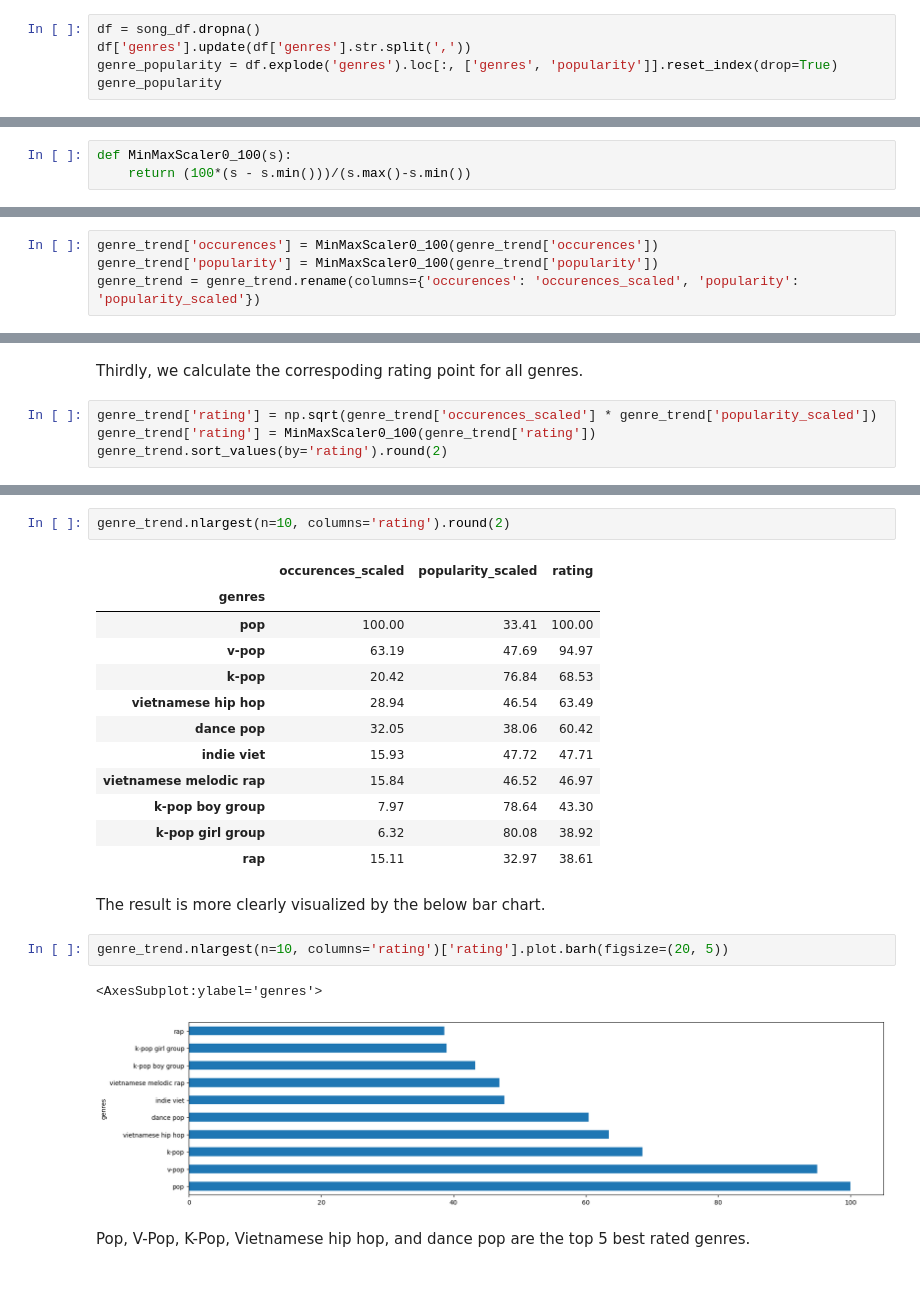
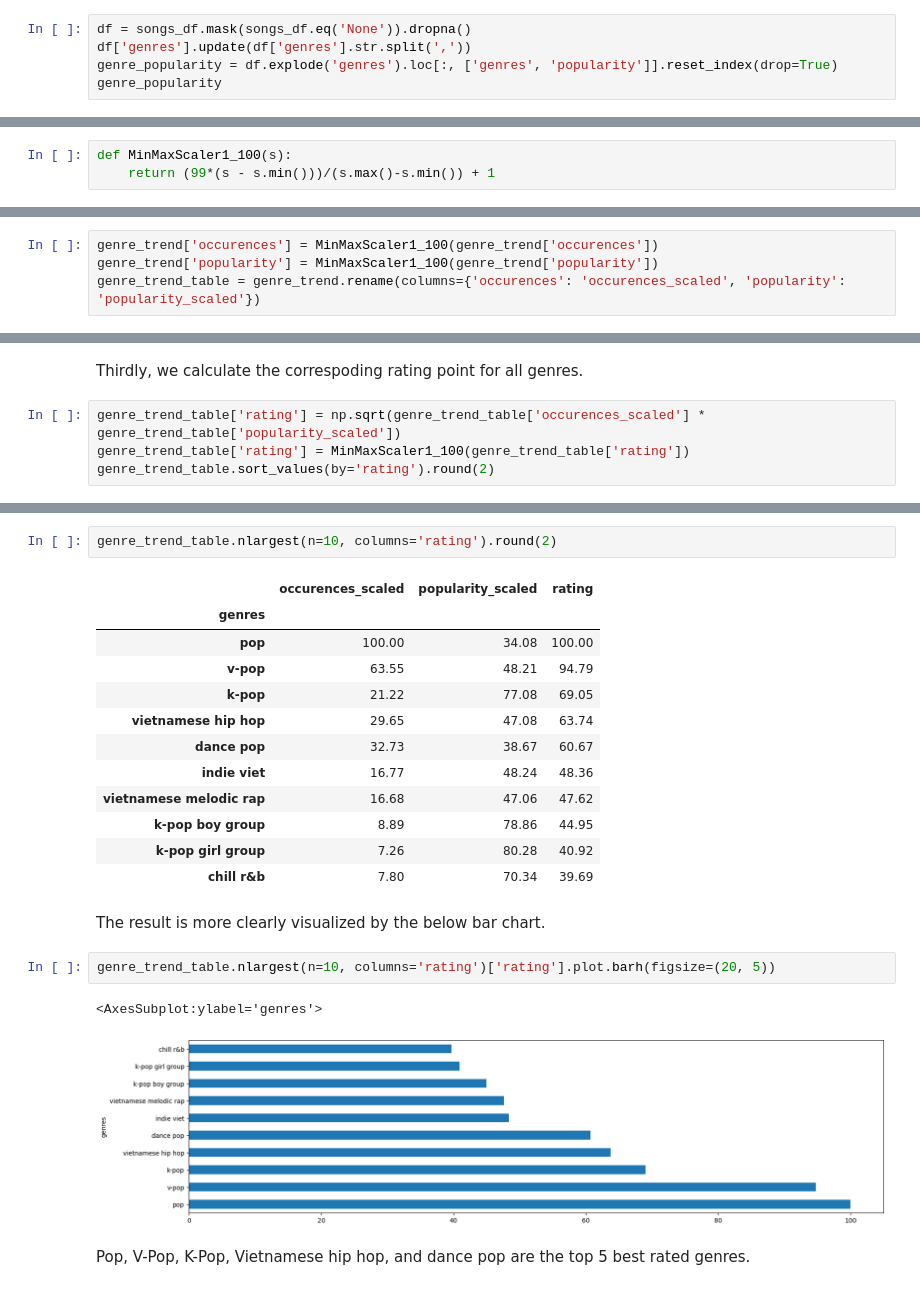
Before and after one commit to quytrungg/Final_Project_CSC14119, a Jupyter notebook: data_analysis/components/artists_data_analysis.ipynb, the cells around one changed output, grey strips where cells are left out. Cells and saved outputs as stored; diff of their text form.

```diff
--- a/data_analysis/components/artists_data_analysis.ipynb
+++ b/data_analysis/components/artists_data_analysis.ipynb
@@ -49,5 +51,5 @@ Secondly, it is also notable that any track can have more than 1 genre, which we
 # %%
-df = song_df.dropna()
+df = songs_df.mask(songs_df.eq('None')).dropna()
 df['genres'].update(df['genres'].str.split(','))
 genre_popularity = df.explode('genres').loc[:, ['genres', 'popularity']].reset_index(drop=True)
 genre_popularity
@@ -106,12 +114,12 @@ We create a system of rating from 0-100 in which the rating point is calculated
 # %% [markdown]
 First, we create a scaling function
 # %%
-def MinMaxScaler0_100(s):
-    return (100*(s - s.min()))/(s.max()-s.min())
+def MinMaxScaler1_100(s):
+    return (99*(s - s.min()))/(s.max()-s.min()) + 1
 # %% [markdown]
 Seconly, we scale the occurences and population columns by the created function above and then change the columns' name.
 # %%
-genre_trend['occurences'] = MinMaxScaler0_100(genre_trend['occurences'])
-genre_trend['popularity'] = MinMaxScaler0_100(genre_trend['popularity'])
-genre_trend = genre_trend.rename(columns={'occurences': 'occurences_scaled', 'popularity': 'popularity_scaled'})
+genre_trend['occurences'] = MinMaxScaler1_100(genre_trend['occurences'])
+genre_trend['popularity'] = MinMaxScaler1_100(genre_trend['popularity'])
+genre_trend_table = genre_trend.rename(columns={'occurences': 'occurences_scaled', 'popularity': 'popularity_scaled'})
 # %%
@@ -134,9 +142,9 @@ genre_trend.sort_values(by='occurences_scaled').round(2)
 # %% [markdown]
 Thirdly, we calculate the correspoding rating point for all genres.
 # %%
-genre_trend['rating'] = np.sqrt(genre_trend['occurences_scaled'] * genre_trend['popularity_scaled'])
-genre_trend['rating'] = MinMaxScaler0_100(genre_trend['rating'])
-genre_trend.sort_values(by='rating').round(2)
+genre_trend_table['rating'] = np.sqrt(genre_trend_table['occurences_scaled'] * genre_trend_table['popularity_scaled'])
+genre_trend_table['rating'] = MinMaxScaler1_100(genre_trend_table['rating'])
+genre_trend_table.sort_values(by='rating').round(2)
 # %% [output]
 |  | occurences_scaled | popularity_scaled | rating |
 | genres |  |  |  |
@@ -154,25 +162,25 @@ genre_trend.sort_values(by='rating').round(2)
 434 rows × 3 columns
 # %%
-genre_trend.nlargest(n=10, columns='rating').round(2)
+genre_trend_table.nlargest(n=10, columns='rating').round(2)
 # %% [output]
 |  | occurences_scaled | popularity_scaled | rating |
 | genres |  |  |  |
-| pop | 100.00 | 33.41 | 100.00 |
-| v-pop | 63.19 | 47.69 | 94.97 |
-| k-pop | 20.42 | 76.84 | 68.53 |
-| vietnamese hip hop | 28.94 | 46.54 | 63.49 |
-| dance pop | 32.05 | 38.06 | 60.42 |
-| indie viet | 15.93 | 47.72 | 47.71 |
-| vietnamese melodic rap | 15.84 | 46.52 | 46.97 |
-| k-pop boy group | 7.97 | 78.64 | 43.30 |
-| k-pop girl group | 6.32 | 80.08 | 38.92 |
-| rap | 15.11 | 32.97 | 38.61 |
+| pop | 100.00 | 34.08 | 100.00 |
+| v-pop | 63.55 | 48.21 | 94.79 |
+| k-pop | 21.22 | 77.08 | 69.05 |
+| vietnamese hip hop | 29.65 | 47.08 | 63.74 |
+| dance pop | 32.73 | 38.67 | 60.67 |
+| indie viet | 16.77 | 48.24 | 48.36 |
+| vietnamese melodic rap | 16.68 | 47.06 | 47.62 |
+| k-pop boy group | 8.89 | 78.86 | 44.95 |
+| k-pop girl group | 7.26 | 80.28 | 40.92 |
+| chill r&b | 7.80 | 70.34 | 39.69 |
 # %% [markdown]
 The result is more clearly visualized by the below bar chart.
 # %%
-genre_trend.nlargest(n=10, columns='rating')['rating'].plot.barh(figsize=(20, 5))
+genre_trend_table.nlargest(n=10, columns='rating')['rating'].plot.barh(figsize=(20, 5))
 # %% [output]
 <AxesSubplot:ylabel='genres'>
-[figure, old version]
+[figure, new version]
 # %% [markdown]
 Pop, V-Pop, K-Pop, Vietnamese hip hop, and dance pop are the top 5 best rated genres.
```
Also changed, not shown: parts of 13 cells of this notebook, 1 other file.
